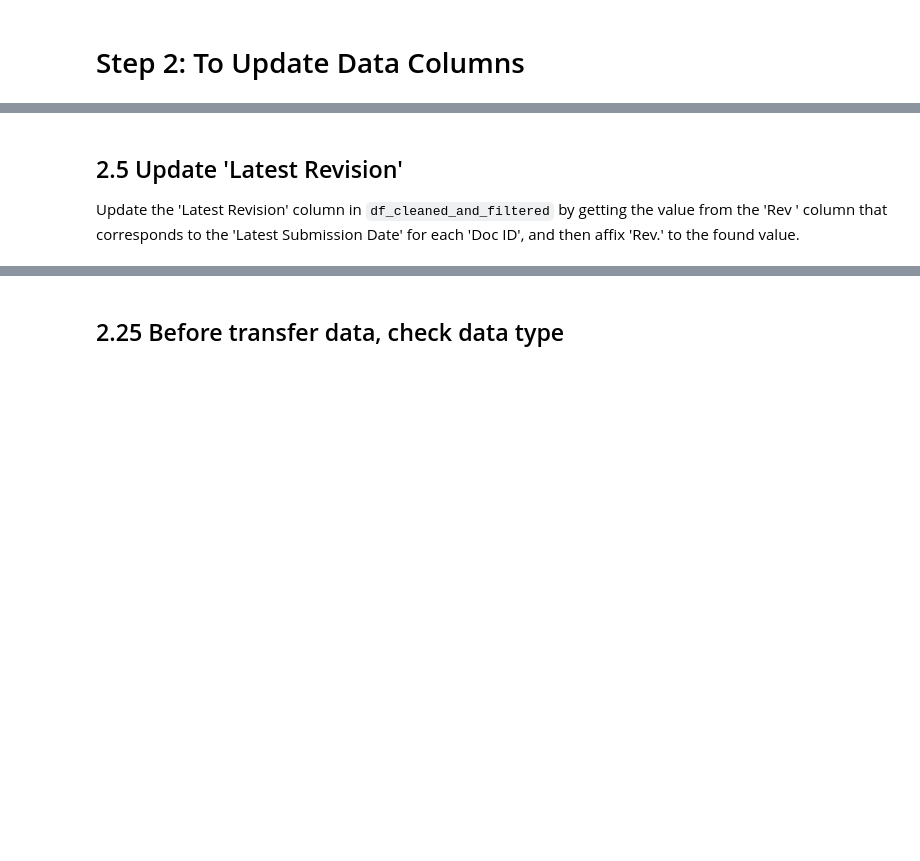
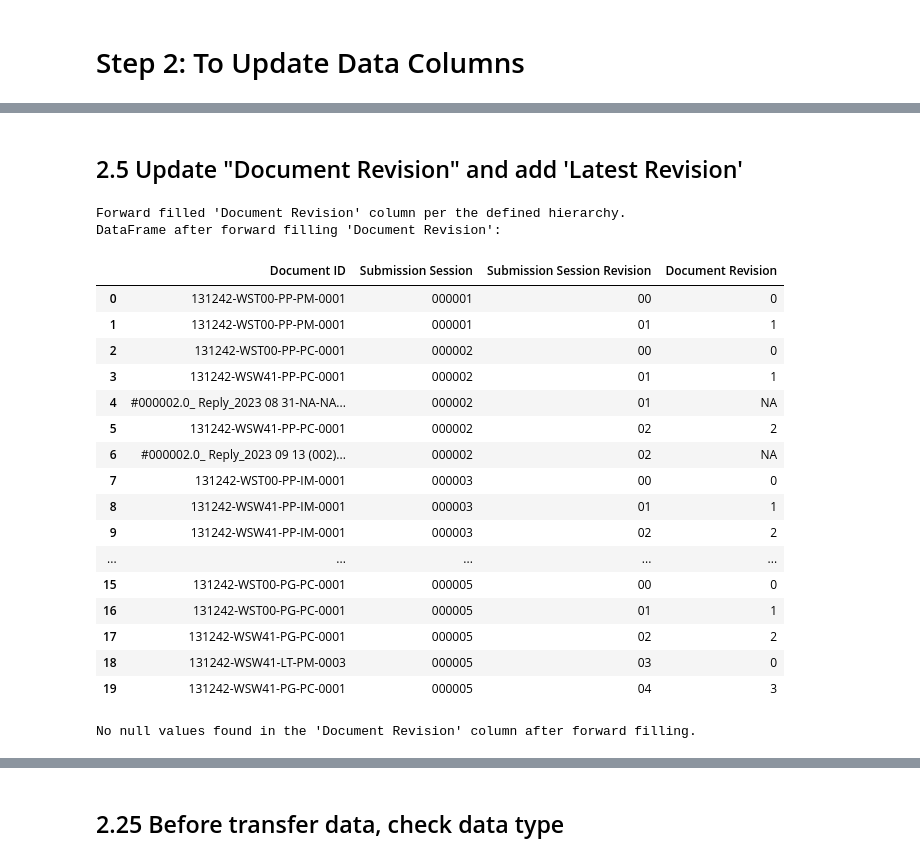
Before and after one commit to chinwarsoon/Engineering-and-Design, a Jupyter notebook: dcc/dcc_mdl.ipynb, the cells around one changed output, grey strips where cells are left out. Cells and saved outputs as stored; diff of their text form; code cells hidden in the pictures; blank space fills up the shorter version.

```diff
--- a/dcc/dcc_mdl.ipynb
+++ b/dcc/dcc_mdl.ipynb
@@ -173,0 +321,17 @@ df_cleaned_and_filtered.info()
+# %%
+# Based on the 'Schema' defined above, rename the columns in the loaded DataFrame to match the standard column names defined in the schema.
+# This will help ensure consistency in column naming for further analysis and processing.
+# We will create a mapping from original column names to standard column names based on the schema, and then use this mapping to rename the columns in the DataFrame.
+# Note: If there are multiple original column names mapping to the same standard column name, we will prioritize the first match found in the schema.
+# Create a mapping from original column names to standard column names based on the schema
+column_mapping = {}
+for standard_col, original_cols in schema.items():
+    for original_col in original_cols:
+        if original_col in df_cleaned_and_filtered.columns:
+            column_mapping[original_col] = standard_col
+            break # Stop after the first match to prioritize the first found original column
+# Rename the columns in the DataFrame using the mapping
+df_cleaned_and_filtered = df_cleaned_and_filtered.rename(columns=column_mapping)
+print("\nColumns after renaming based on schema:")
+print(df_cleaned_and_filtered.columns.tolist())
+df_cleaned_and_filtered.info()
@@ -370,10 +603,54 @@ for col in columns_to_check:
 # %% [markdown]
-## 2.5 Update 'Latest Revision'
-
-Update the 'Latest Revision' column in `df_cleaned_and_filtered` by getting the value from the 'Rev ' column that corresponds to the 'Latest Submission Date' for each 'Doc ID', and then affix 'Rev.' to the found value.
+## 2.5 Update "Document Revision" and add 'Latest Revision'
 # %%
-# check "Rev " column, if null, fill "NA"
-df_cleaned_and_filtered['Rev '] = df_cleaned_and_filtered['Rev '].fillna('NA')
-print("DataFrame after filling null values in 'Rev ' column with 'NA':")
-display(df_cleaned_and_filtered[['Doc ID', 'Rev ']].head())
+# check if 'Document Revision' column exists before performing forward fill operations, and if it does,
+# perform forward fill to ensure consistent revision information for each document per the following hierarchy:
+# 1. Check "Document Revision" Column, if null, forward fill "Document Revision" Per "Document ID", and "Submission Session", and "Submission Session Revision".
+# 2. Then forward fill per "Document ID", and "Submission Session"if still null after previous forward fill.
+# 3. Then forward fill per "Document ID" if still null after previous forward fills.
+# 4. Then fill "NA" if still null after all forward fills.
+# This will help ensure that the 'Document Revision' column has consistent values for each document, even if some rows had missing revision information.
+# After then we will check if there are still any null values in 'Document Revision' and print those rows to investigate potential data quality issues.
+
+if 'Document Revision' in df_cleaned_and_filtered.columns:
+    df_cleaned_and_filtered['Document Revision'] = df_cleaned_and_filtered.groupby(['Document ID', 'Submission Session', 'Submission Session Revision'])['Document Revision'].ffill()
+    df_cleaned_and_filtered['Document Revision'] = df_cleaned_and_filtered.groupby(['Document ID', 'Submission Session'])['Document Revision'].ffill()
+    df_cleaned_and_filtered['Document Revision'] = df_cleaned_and_filtered.groupby('Document ID')['Document Revision'].ffill()
+    df_cleaned_and_filtered['Document Revision'] = df_cleaned_and_filtered['Document Revision'].fillna("NA")
+    print("Forward filled 'Document Revision' column per the defined hierarchy.")
+    # print the 'Document ID', 'Submission Session', 'Submission Session Revision', and 'Document Revision' columns to check the results of the forward fill operations and ensure that the revision information is now consistent across the relevant groupings.
+    print("DataFrame after forward filling 'Document Revision':")
+    display(df_cleaned_and_filtered[['Document ID', 'Submission Session', 'Submission Session Revision', 'Document Revision']].head(20))
+
+    # Check if there are still any null values in 'Document Revision' after forward filling and print those rows to investigate potential data quality issues.
+    num_null_document_revision = df_cleaned_and_filtered['Document Revision'].isna().sum()
+    if num_null_document_revision > 0:
+        print(f"There are {num_null_document_revision} null values in the 'Document Revision' column after forward filling.")
+        print("Rows with null 'Document Revision' values:")
+        display(df_cleaned_and_filtered[df_cleaned_and_filtered['Document Revision'].isna()])
+    else:
+        print("No null values found in the 'Document Revision' column after forward filling.")
+else:
+    print("Column 'Document Revision' not found. Skipping forward fill for 'Document Revision'.")
+# %% [output]
+Forward filled 'Document Revision' column per the defined hierarchy.
+DataFrame after forward filling 'Document Revision':
+|  | Document ID | Submission Session | Submission Session Revision | Document Revision |
+| 0 | 131242-WST00-PP-PM-0001 | 000001 | 00 | 0 |
+| 1 | 131242-WST00-PP-PM-0001 | 000001 | 01 | 1 |
+| 2 | 131242-WST00-PP-PC-0001 | 000002 | 00 | 0 |
+| 3 | 131242-WSW41-PP-PC-0001 | 000002 | 01 | 1 |
+| 4 | #000002.0_ Reply_2023 08 31-NA-NA... | 000002 | 01 | NA |
+| 5 | 131242-WSW41-PP-PC-0001 | 000002 | 02 | 2 |
+| 6 | #000002.0_ Reply_2023 09 13 (002)... | 000002 | 02 | NA |
+| 7 | 131242-WST00-PP-IM-0001 | 000003 | 00 | 0 |
+| 8 | 131242-WSW41-PP-IM-0001 | 000003 | 01 | 1 |
+| 9 | 131242-WSW41-PP-IM-0001 | 000003 | 02 | 2 |
+| ... | ... | ... | ... | ... |
+| 15 | 131242-WST00-PG-PC-0001 | 000005 | 00 | 0 |
+| 16 | 131242-WST00-PG-PC-0001 | 000005 | 01 | 1 |
+| 17 | 131242-WSW41-PG-PC-0001 | 000005 | 02 | 2 |
+| 18 | 131242-WSW41-LT-PM-0003 | 000005 | 03 | 0 |
+| 19 | 131242-WSW41-PG-PC-0001 | 000005 | 04 | 3 |
+No null values found in the 'Document Revision' column after forward filling.
 # %%
```
Also changed, not shown: parts of 76 cells of this notebook, 1 other file.
